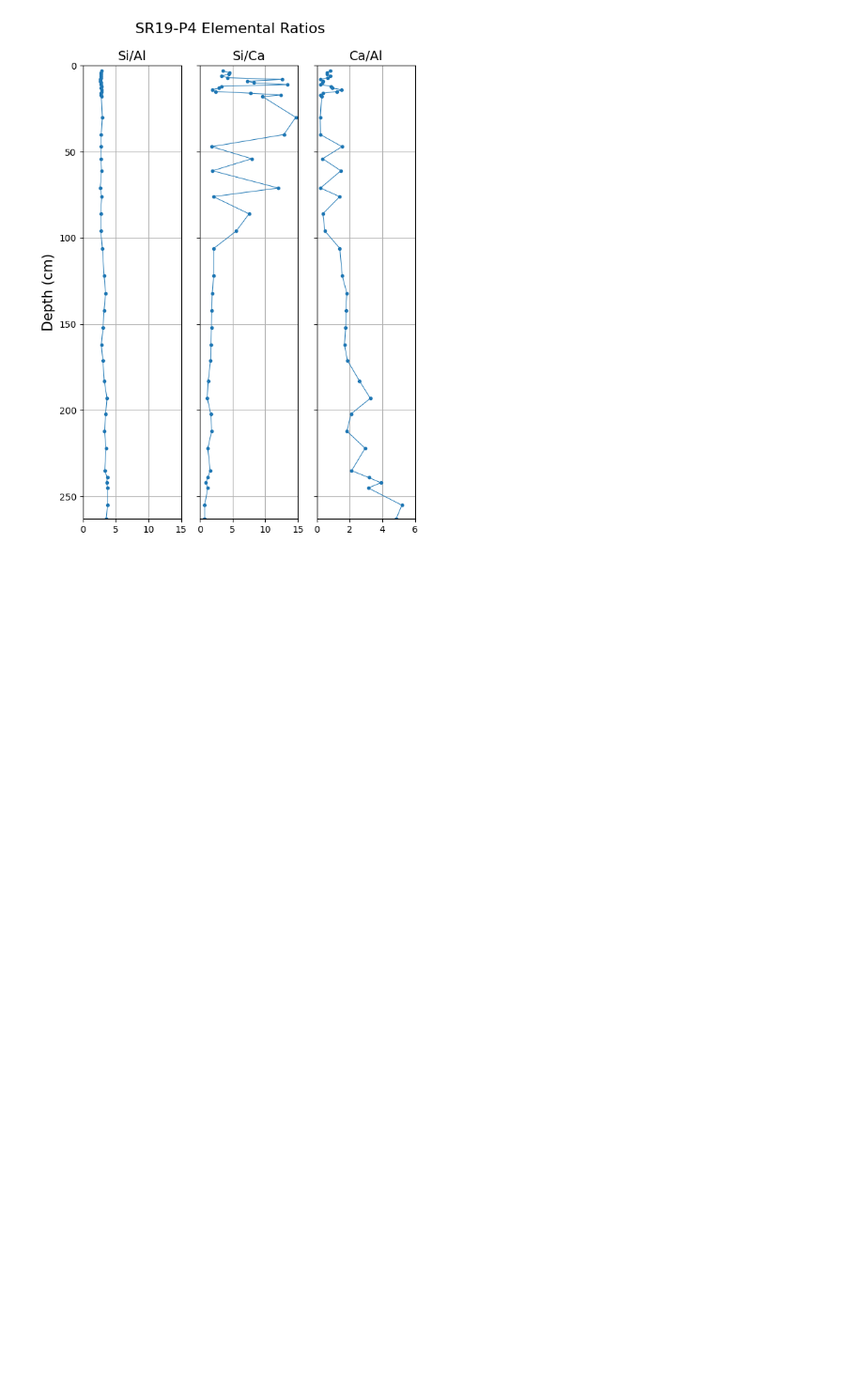
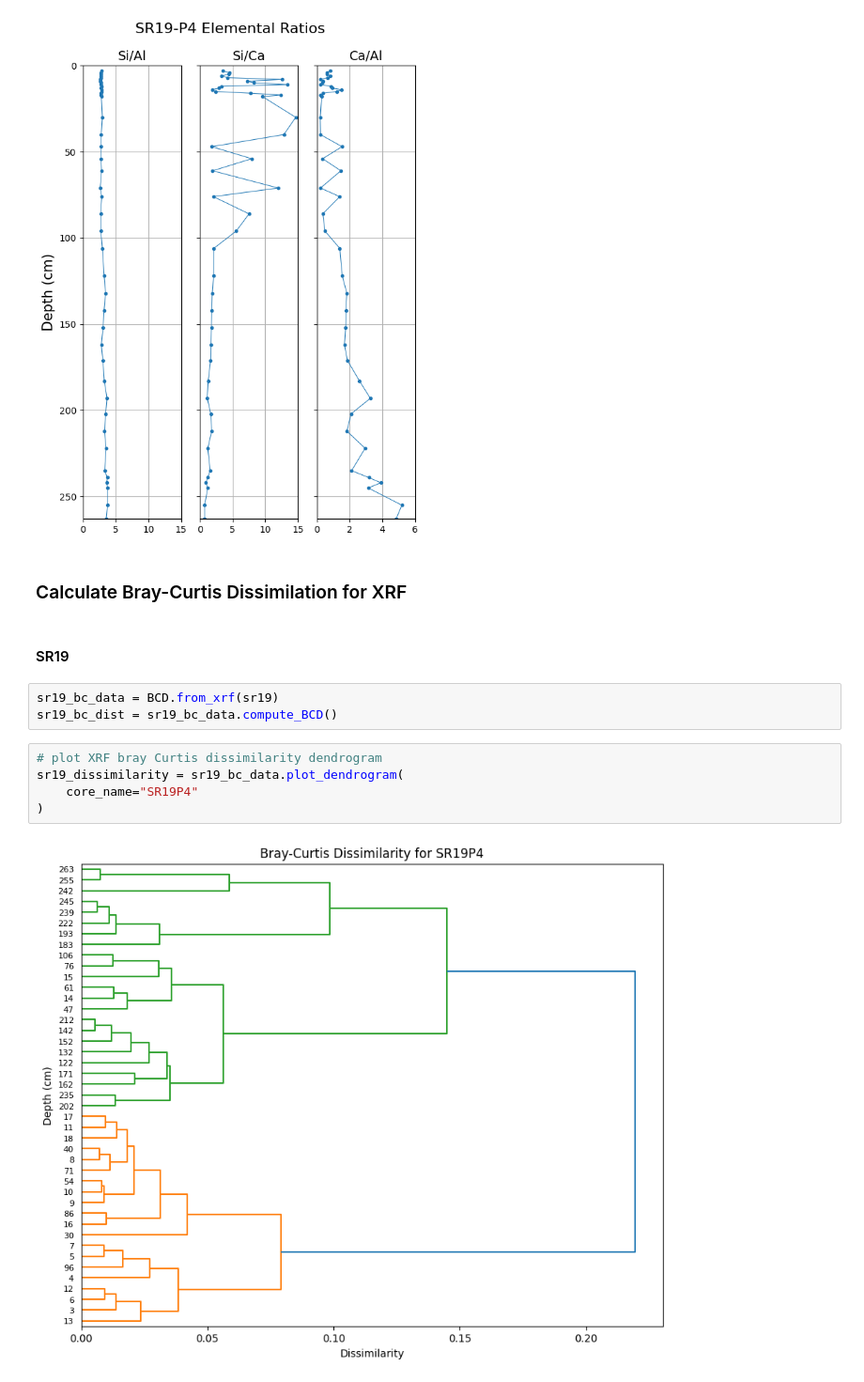
Before and after one commit to jvseds/SedLab, a Jupyter notebook: plot_xrf.ipynb, the cells around one changed output. Shown: that part at 94% size. Saved outputs shown, nothing was run; the diff lists cells and outputs as text; blank space fills up the shorter version.

```diff
--- a/plot_xrf.ipynb
+++ b/plot_xrf.ipynb
@@ -54,3 +54,17 @@ sr21_ratios = sr21.plot_ratios(core_name="SR21-P7", ratio_list=ratios, figsize=(
 sr19_ratios = sr19.plot_ratios(core_name="SR19-P4", ratio_list=ratios, figsize=(6, 8), ylimit=ylimit, xlimit=r_xlimit, savefig=False, savepath=sr19_ratio_plot_path)
 # %% [output]
 [figure]
+# %% [markdown]
+### Calculate Bray-Curtis Dissimilation for XRF
+# %% [markdown]
+#### SR19
+# %%
+sr19_bc_data = BCD.from_xrf(sr19)
+sr19_bc_dist = sr19_bc_data.compute_BCD()
+# %%
+# plot XRF bray Curtis dissimilarity dendrogram
+sr19_dissimilarity = sr19_bc_data.plot_dendrogram(
+    core_name="SR19P4"
+)
+# %% [output]
+[figure, added]
```
Also changed, not shown: parts of 1 cell of this notebook, 1 other file.
